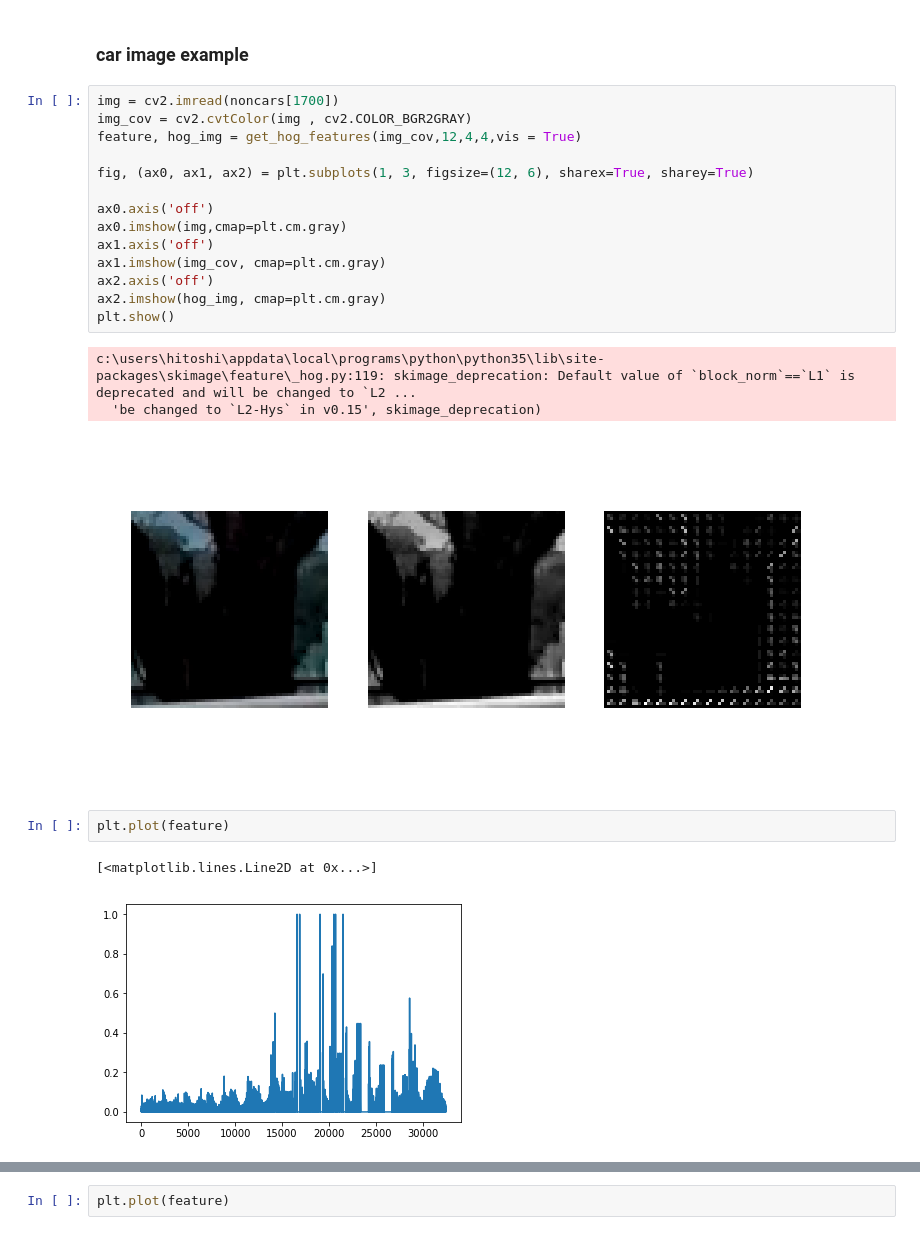
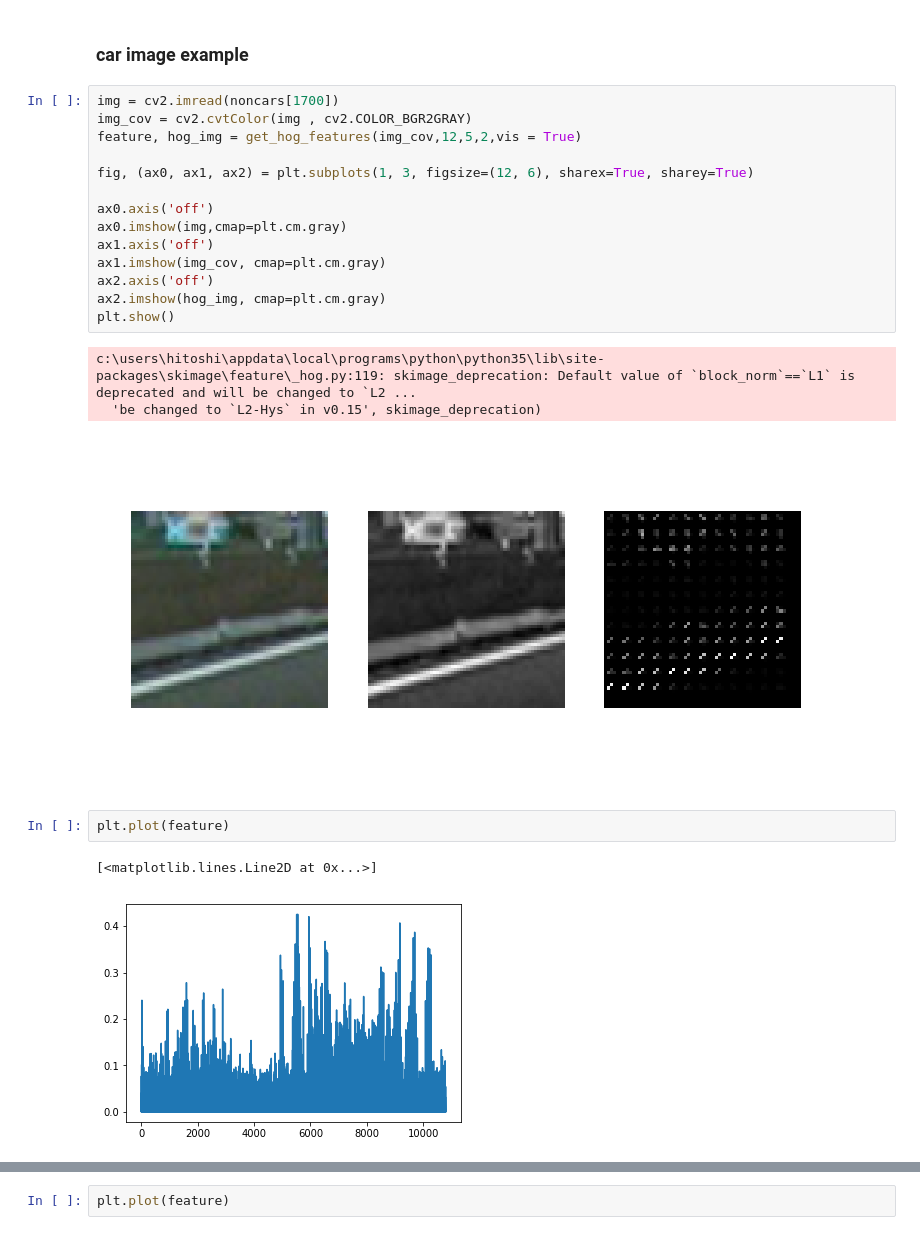
Before and after one commit to GinYoshida/Udacity_CarND_P5_Vehicle_Detection, a Jupyter notebook: Code_test.ipynb, the cells around one changed output, grey strips where cells are left out. Drawn from its saved outputs; the diff is of its cells as text.

```diff
--- a/Code_test.ipynb
+++ b/Code_test.ipynb
@@ -173,23 +174,23 @@ def get_hog_features(img, orient, pix_per_cell, cell_per_block,
 # %%
 img = cv2.imread(noncars[1700])
 img_cov = cv2.cvtColor(img , cv2.COLOR_BGR2GRAY)
-feature, hog_img = get_hog_features(img_cov,12,4,4,vis = True)
+feature, hog_img = get_hog_features(img_cov,12,5,2,vis = True)
 
 fig, (ax0, ax1, ax2) = plt.subplots(1, 3, figsize=(12, 6), sharex=True, sharey=True)
 
 ax0.axis('off')
 ax0.imshow(img,cmap=plt.cm.gray)
 ax1.axis('off')
 ax1.imshow(img_cov, cmap=plt.cm.gray)
 ax2.axis('off')
 ax2.imshow(hog_img, cmap=plt.cm.gray)
 plt.show()
 # %% [output]
 c:\users\hitoshi\appdata\local\programs\python\python35\lib\site-packages\skimage\feature\_hog.py:119: skimage_deprecation: Default value of `block_norm`==`L1` is deprecated and will be changed to `L2 ...
   'be changed to `L2-Hys` in v0.15', skimage_deprecation)
-[figure, old version]
+[figure, new version]
 # %%
 plt.plot(feature)
 # %% [output]
 [<matplotlib.lines.Line2D at 0x...>]
-[figure, old version]
+[figure, new version]
```
Also changed, not shown: parts of 15 cells of this notebook, 5 other files.
